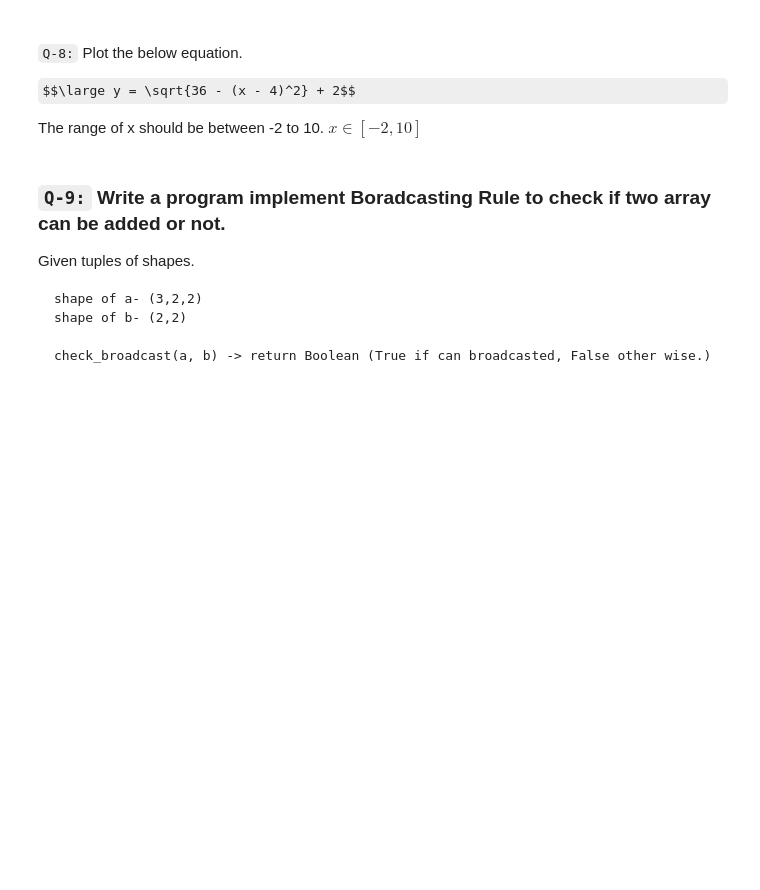
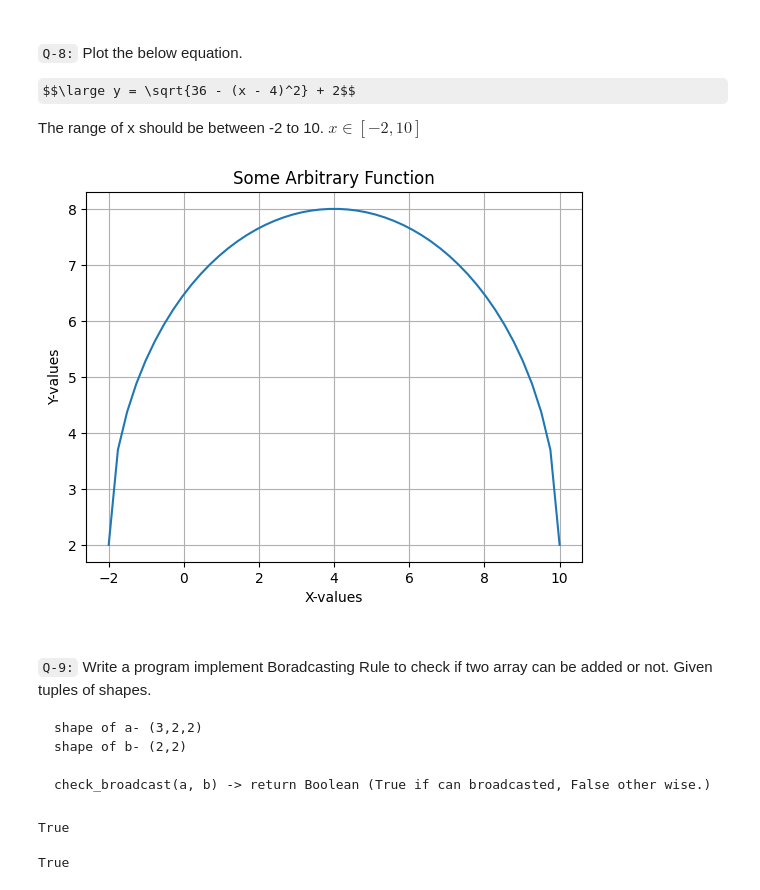
Before and after one commit to tirthasg/learn-numpy, a Jupyter notebook: Practice-2.ipynb, the cells around one changed output. Cells and saved outputs as stored; diff of their text form; code cells hidden in the pictures; some formulas as TeX source; blank space fills up the shorter version.

````diff
--- a/Practice-2.ipynb
+++ b/Practice-2.ipynb
@@ -295,5 +293,17 @@ plt.plo
+# %%
+plt.plot(x, y)
+
+plt.title('Some Arbitrary Function')
+plt.xlabel('X-values')
+plt.ylabel('Y-values')
+
+plt.grid()
+plt.show()
+# %% [output]
+[figure, added]
 # %% [markdown]
-### `Q-9:` Write a program implement Boradcasting Rule to check if two array can be added or not.
+###
+`Q-9:` Write a program implement Boradcasting Rule to check if two array can be added or not.
 Given tuples of shapes.
 ```
 shape of a- (3,2,2)
@@ -305,0 +329,8 @@ check_broadcast(a, b) -> return Boolean (True if can broadcasted, False other wi
+# %%
+is_broadcastable((3, 2, 2), (2, 2))
+# %% [output]
+True
+# %%
+is_broadcastable((3, 1, 2), (2, 2))
+# %% [output]
+True
````
Also changed, not shown: parts of 5 cells of this notebook.
